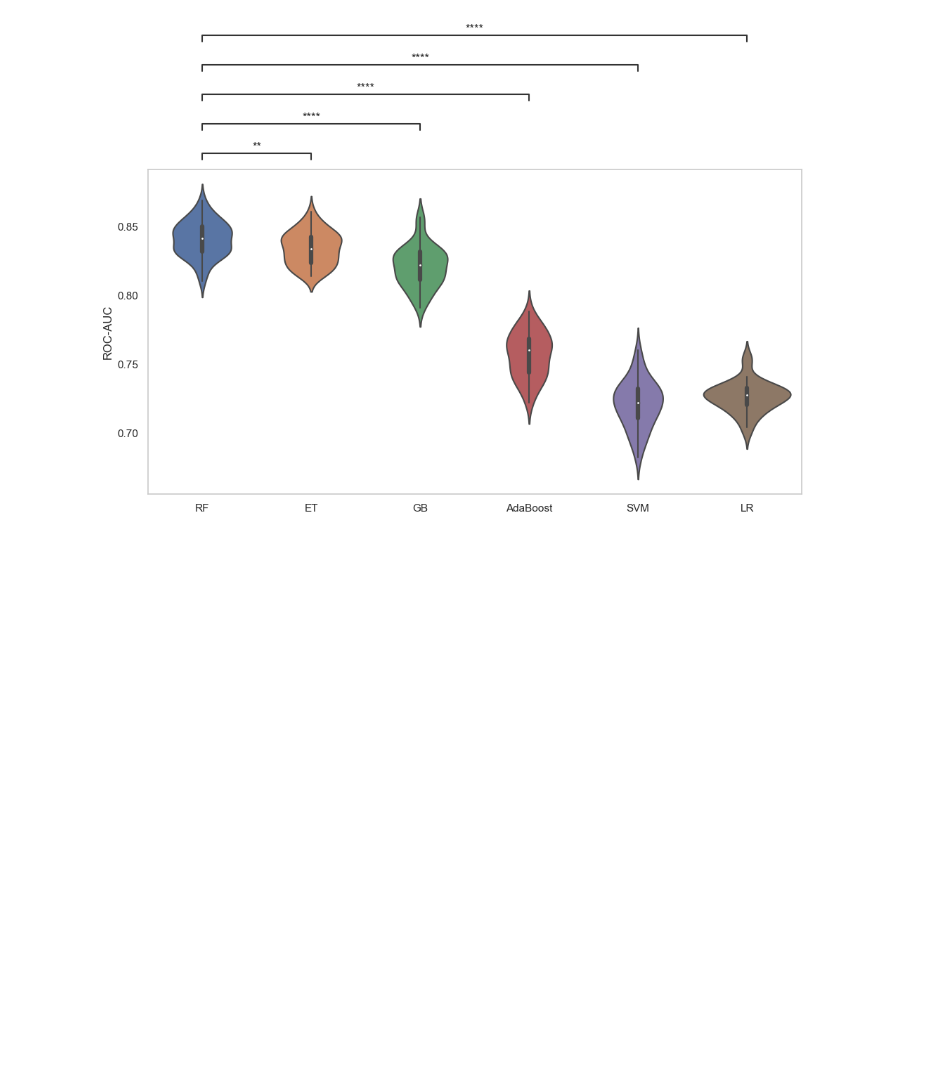
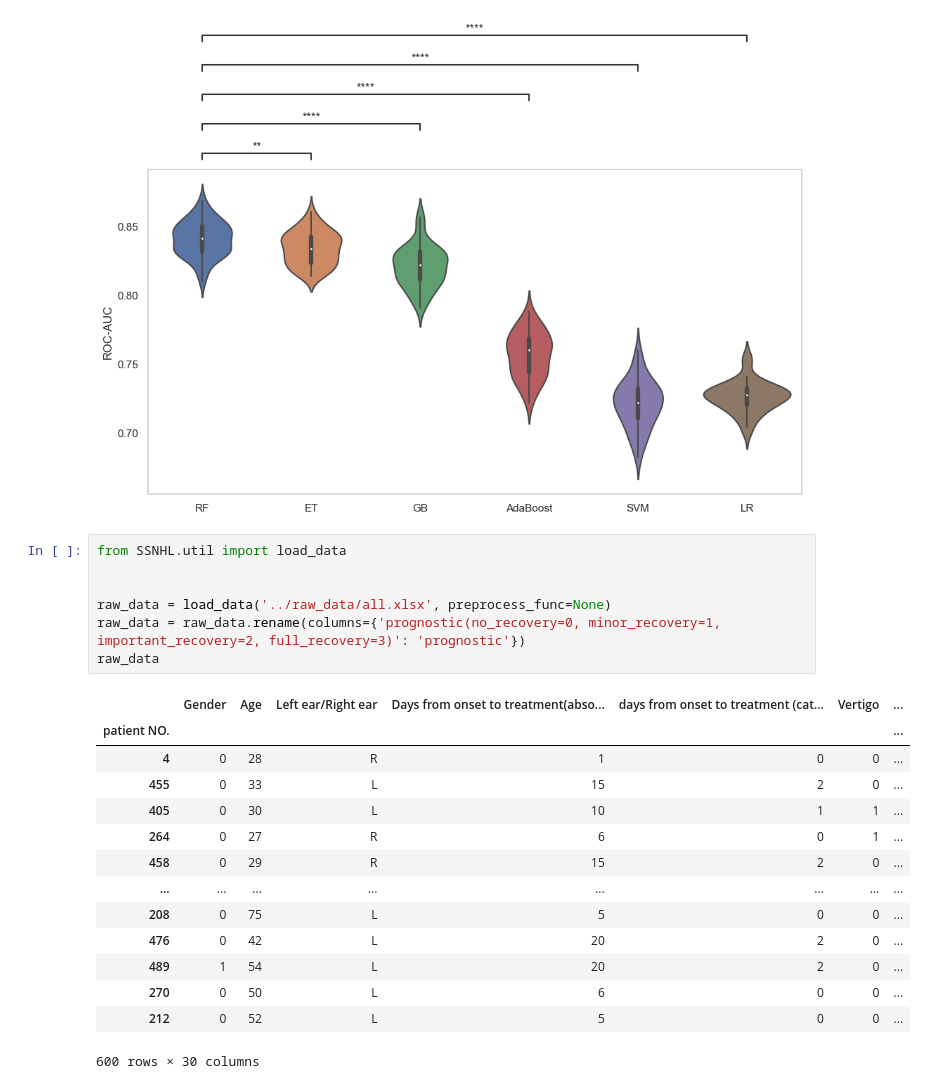
Before and after one commit to LMH0066/SSNHL, a Jupyter notebook: analyse/stable_test_analyse.ipynb, the cells around one changed output. Drawn from its saved outputs; the diff is of its cells as text; blank space fills up the shorter version.

```diff
--- a/analyse/stable_test_analyse.ipynb
+++ b/analyse/stable_test_analyse.ipynb
@@ -422,4 +422,26 @@ RandomForestClassifier vs. AdaBoostClassifier: Mann-Whitney-Wilcoxon test two-si
 RandomForestClassifier vs. SVC: Mann-Whitney-Wilcoxon test two-sided, P_val:7.063e-18 U_stat=2.500e+03
 RandomForestClassifier vs. OrderedModel: Mann-Whitney-Wilcoxon test two-sided, P_val:7.066e-18 U_stat=2.500e+03
 [figure]
+# %%
+from SSNHL.util import load_data
+
+
+raw_data = load_data('../raw_data/all.xlsx', preprocess_func=None)
+raw_data = raw_data.rename(columns={'prognostic(no_recovery=0, minor_recovery=1, important_recovery=2, full_recovery=3)': 'prognostic'})
+raw_data
+# %% [output]
+|  | Gender | Age | Left ear/Right ear | Days from onset to treatment(abso... | days from onset to treatment (cat... | Vertigo | ... |
+| patient NO. |  |  |  |  |  |  | ... |
+| 4 | 0 | 28 | R | 1 | 0 | 0 | ... |
+| 455 | 0 | 33 | L | 15 | 2 | 0 | ... |
+| 405 | 0 | 30 | L | 10 | 1 | 1 | ... |
+| 264 | 0 | 27 | R | 6 | 0 | 1 | ... |
+| 458 | 0 | 29 | R | 15 | 2 | 0 | ... |
+| ... | ... | ... | ... | ... | ... | ... | ... |
+| 208 | 0 | 75 | L | 5 | 0 | 0 | ... |
+| 476 | 0 | 42 | L | 20 | 2 | 0 | ... |
+| 489 | 1 | 54 | L | 20 | 2 | 0 | ... |
+| 270 | 0 | 50 | L | 6 | 0 | 0 | ... |
+| 212 | 0 | 52 | L | 5 | 0 | 0 | ... |
+600 rows × 30 columns
 # %%
```
Also changed, not shown: parts of 4 cells of this notebook, 3 other files.
